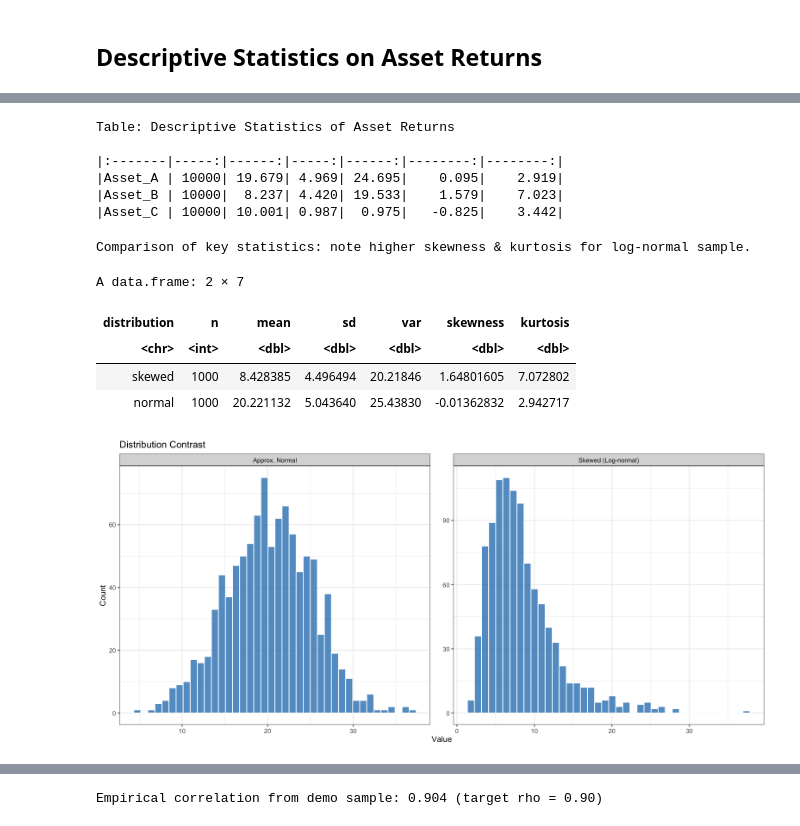
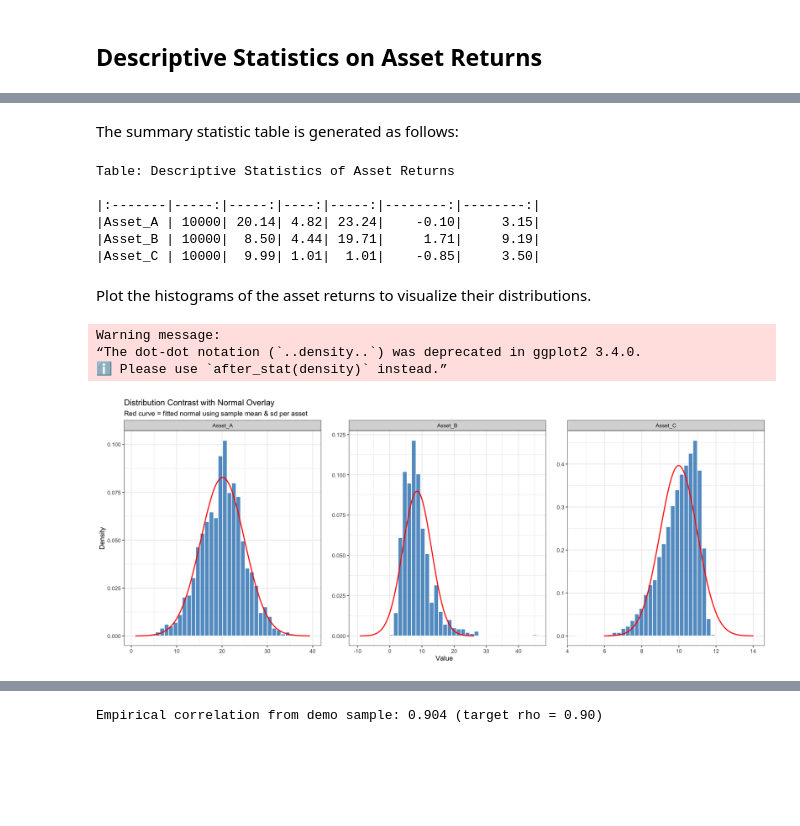
Before and after one commit to my1396/FIN5005-Fall2025, a Jupyter notebook: 01_Lab-1.ipynb, the cells around one changed output, grey strips where cells are left out. Cells and saved outputs as stored; diff of their text form; code cells hidden in the pictures; blank space fills up the shorter version.

```diff
--- a/01_Lab-1.ipynb
+++ b/01_Lab-1.ipynb
@@ -106,6 +112,9 @@ print(p1)
 # %% [markdown]
 ## Descriptive Statistics on Asset Returns
 # %%
-asset_df <- read_csv("")
+# ---- Load Asset Returns Data ----
+asset_df <- read_csv("https://raw.githubusercontent.com/my1396/FIN5005-Fall2025/refs/heads/main/data/asset_returns.csv")
+print("Preview: first 6 rows of asset returns data frame:")
+head(asset_df) %>% round(2)
 # %% [output]
 [1] "Preview: first 6 rows of asset returns data frame:"
@@ -131,48 +142,47 @@ quick_summary <- function(x) {
     row.names = NULL
   )
 }
-# %%
-lapply(asset_df, quick_summary) %>%
-    do.call(rbind, .) %>%
-  kable(digits = 3, caption = "Descriptive Statistics of Asset Returns")
-# %% [output]
-Table: Descriptive Statistics of Asset Returns
-
-|:-------|-----:|------:|-----:|------:|--------:|--------:|
-|Asset_A | 10000| 19.679| 4.969| 24.695|    0.095|    2.919|
-|Asset_B | 10000|  8.237| 4.420| 19.533|    1.579|    7.023|
-|Asset_C | 10000| 10.001| 0.987|  0.975|   -0.825|    3.442|
-# %%
-# ---- Descriptive statistics ----
-summary_skewed <- quick_summary(skewed_sample)
-summary_normal <- quick_summary(normal_sample)
-
-cat('Comparison of key statistics: note higher skewness & kurtosis for log-normal sample.\n')
-bind_rows(
-  skewed = summary_skewed,
-  normal = summary_normal,
-  .id = "distribution"
-)
-# %% [output]
-Comparison of key statistics: note higher skewness & kurtosis for log-normal sample.
-A data.frame: 2 × 7
-| distribution | n | mean | sd | var | skewness | kurtosis |
-| <chr> | <int> | <dbl> | <dbl> | <dbl> | <dbl> | <dbl> |
-| skewed | 1000 | 8.428385 | 4.496494 | 20.21846 | 1.64801605 | 7.072802 |
-| normal | 1000 | 20.221132 | 5.043640 | 25.43830 | -0.01362832 | 2.942717 |
+# %% [markdown]
+The summary statistic table is generated as follows:
+# %%
+lapply(asset_df, quick_summary) %>%
+    do.call(rbind, .) %>%
+    kable(digits = 2, caption = "Descriptive Statistics of Asset Returns")
+# %% [output]
+Table: Descriptive Statistics of Asset Returns
+
+|:-------|-----:|-----:|----:|-----:|--------:|--------:|
+|Asset_A | 10000| 20.14| 4.82| 23.24|    -0.10|     3.15|
+|Asset_B | 10000|  8.50| 4.44| 19.71|     1.71|     9.19|
+|Asset_C | 10000|  9.99| 1.01|  1.01|    -0.85|     3.50|
+# %% [markdown]
+Plot the histograms of the asset returns to visualize their distributions.
 # %%
-# ---- Visualization: Histograms ----
-combined <- rbind(
-  data.frame(value = skewed_sample, type = "Skewed (Log-normal)"),
-  data.frame(value = normal_sample, type = "Approx. Normal")
-)
+# ---- Visualization: Histograms with Normal Density Overlay ----
+# Convert to long form
+combined <- asset_df %>% pivot_longer(cols = everything(), names_to = "type", values_to = "value")
 
-options(repr.plot.width = 13, repr.plot.height = 6)
+# Compute per-type mean & sd and create normal curve points
+norm_params <- combined %>% group_by(type) %>% summarise(mu = mean(value), sigma = sd(value), .groups = 'drop')
+
+norm_curve <- norm_params %>% group_by(type) %>% do({
+  mu <- .$mu; sigma <- .$sigma
+  x <- seq(mu - 4*sigma, mu + 4*sigma, length.out = 400)
+  tibble(value = x, density = dnorm(x, mu, sigma))
+})
+
+options(repr.plot.width = 15, repr.plot.height = 6)
 
 ggplot(combined, aes(value)) +
-  geom_histogram(bins = 40, fill = "#3182bd", alpha = 0.8, color = "white") +
+  geom_histogram(aes(y = ..density..), bins = 40, fill = "#3182bd", alpha = 0.8, color = "white") +
+  geom_line(data = norm_curve, aes(value, density), color = "red", linewidth = 0.8) +
   facet_wrap(~ type, scales = "free", nrow = 1) +
-  labs(title = "Distribution Contrast", x = "Value", y = "Count") +
+  labs(title = "Distribution Contrast with Normal Overlay",
+       subtitle = "Red curve = fitted normal using sample mean & sd per asset",
+       x = "Value", y = "Density") +
   theme(panel.spacing.x = unit(1.2, "lines"))
 # %% [output]
+Warning message:
+“The dot-dot notation (`..density..`) was deprecated in ggplot2 3.4.0.
+ℹ Please use `after_stat(density)` instead.”
-[figure, old version]
+[figure, new version]
```
Also changed, not shown: parts of 23 cells of this notebook, 8 other files.
